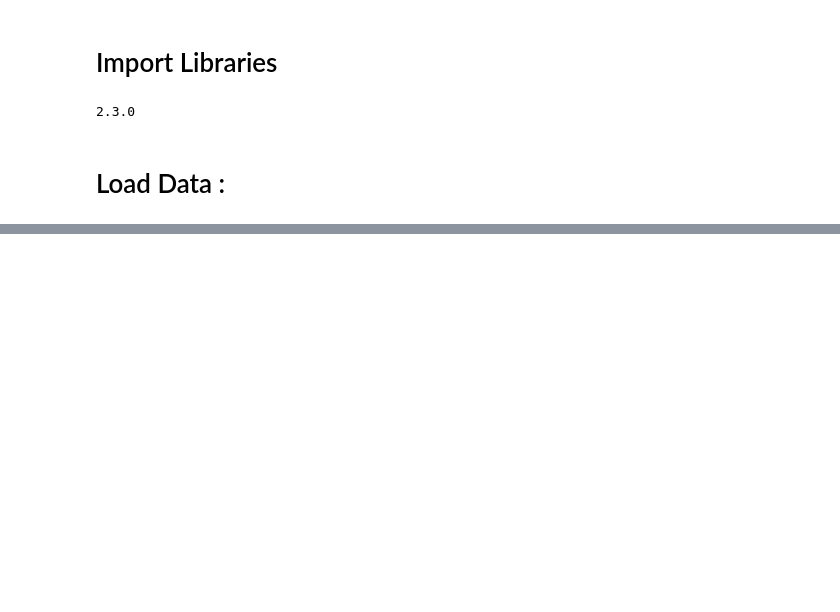
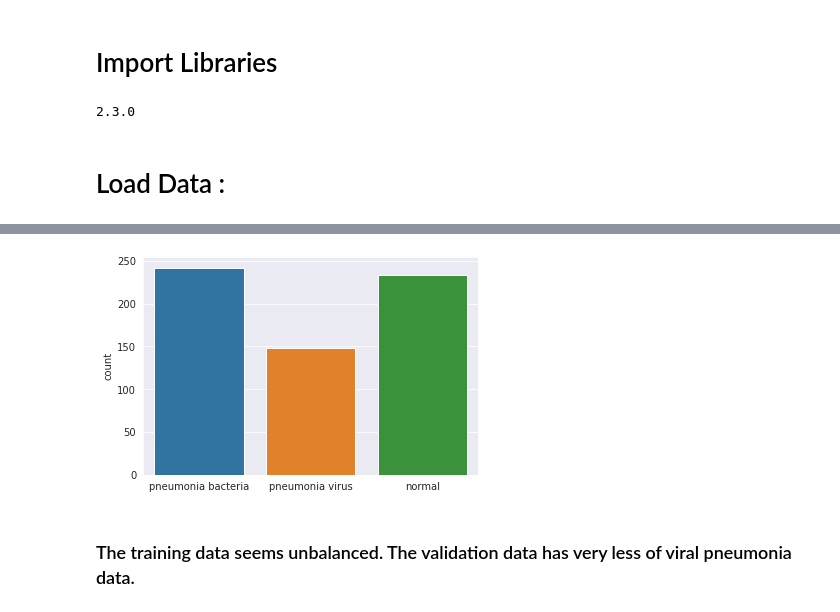
Before and after one commit to Kshitij879/PnemoniaDetection, a Jupyter notebook: Pneumonia_Detection_model.ipynb, the cells around one changed output, grey strips where cells are left out. Cells and saved outputs as stored; diff of their text form; code cells hidden in the pictures; blank space fills up the shorter version.

```diff
--- a/Pneumonia_Detection_model.ipynb
+++ b/Pneumonia_Detection_model.ipynb
@@ -97,0 +140,6 @@ val = get_input_data('/content/gdrive/My Drive/chest_xray/val')
+# %%
+display_set(test)
+# %% [output]
+[figure, added]
+# %% [markdown]
+<h3> The training data seems unbalanced. The validation data has very less of viral pneumonia data.</h3>
```
Also changed, not shown: parts of 7 cells of this notebook.
